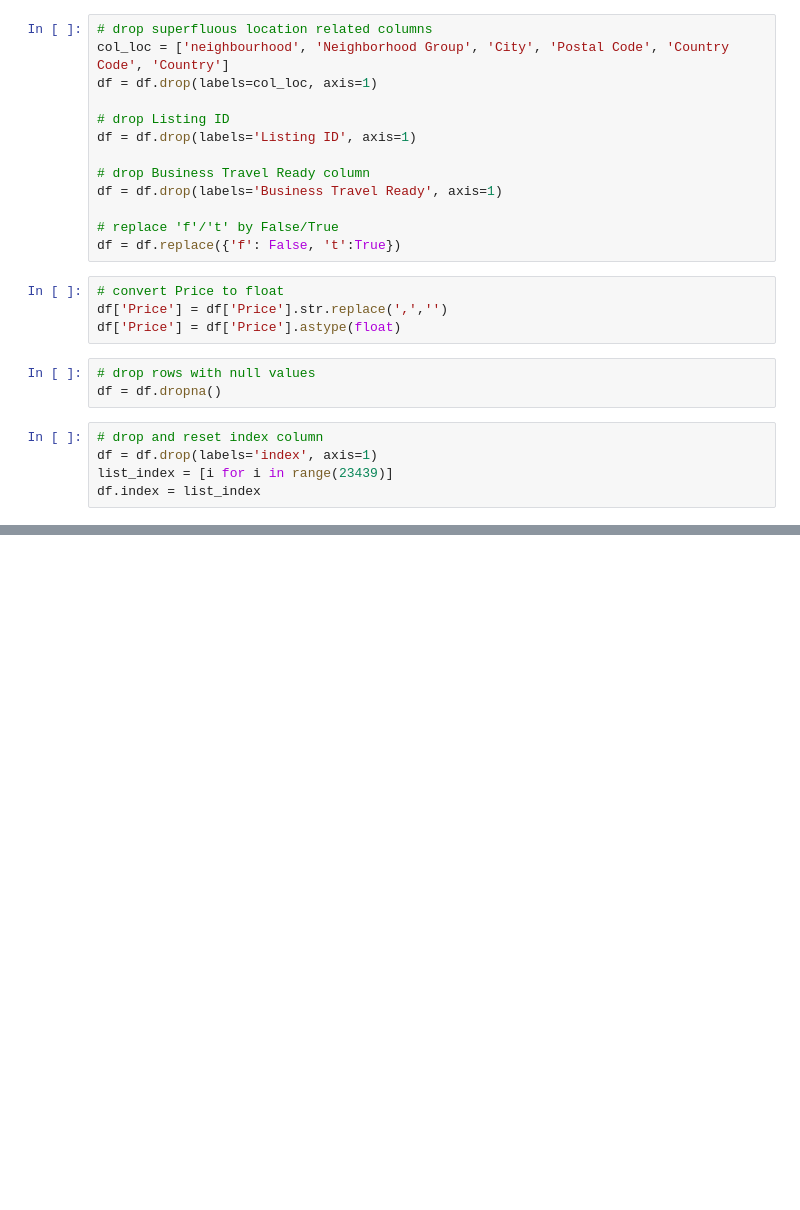
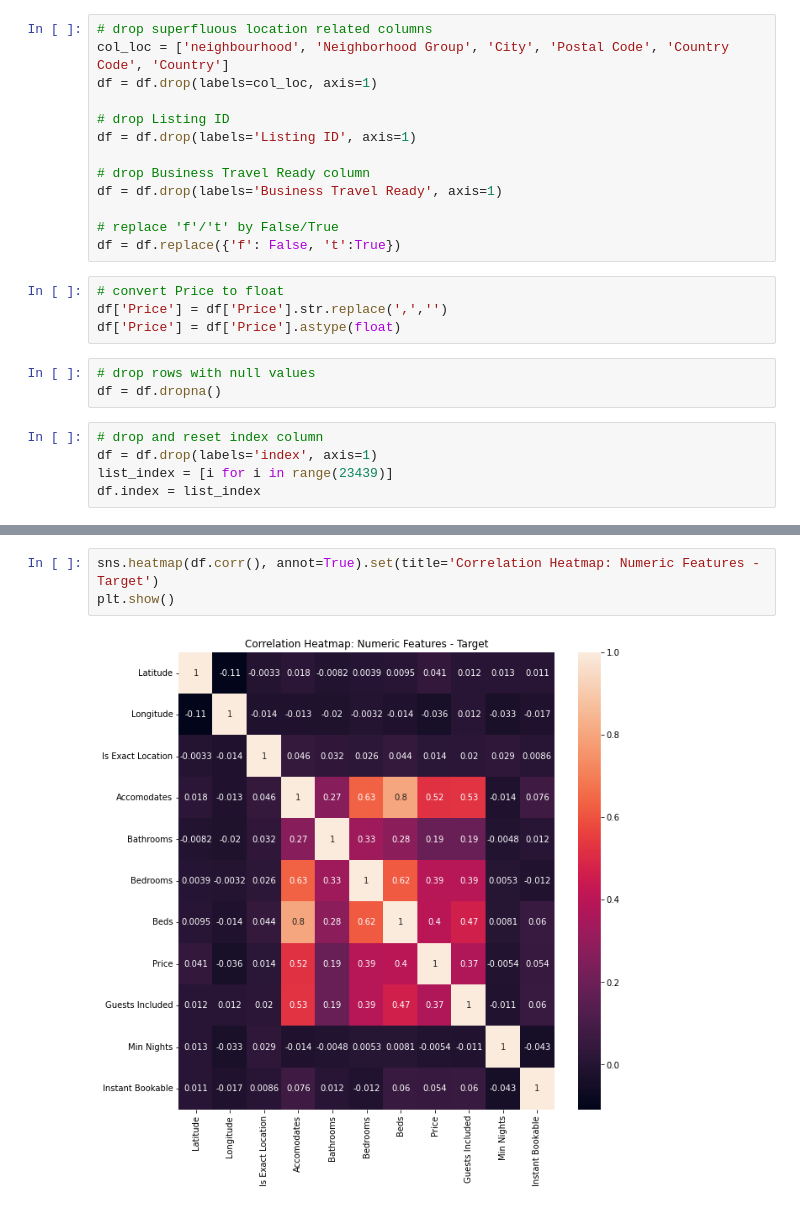
Before and after one commit to JulGras/Airbnb, a Jupyter notebook: Airbnb_Berlin.ipynb, the cells around one changed output, grey strips where cells are left out. Drawn from its saved outputs; the diff is of its cells as text; blank space fills up the shorter version.

```diff
--- a/Airbnb_Berlin.ipynb
+++ b/Airbnb_Berlin.ipynb
@@ -273,0 +285,5 @@ sns.scatterplot(x='Latitude', y='Longitude', data=df_price_ranges, hue='Price_Ra
+# %%
+sns.heatmap(df.corr(), annot=True).set(title='Correlation Heatmap: Numeric Features - Target')
+plt.show()
+# %% [output]
+[figure, added]
```
Also changed, not shown: parts of 14 cells of this notebook.
